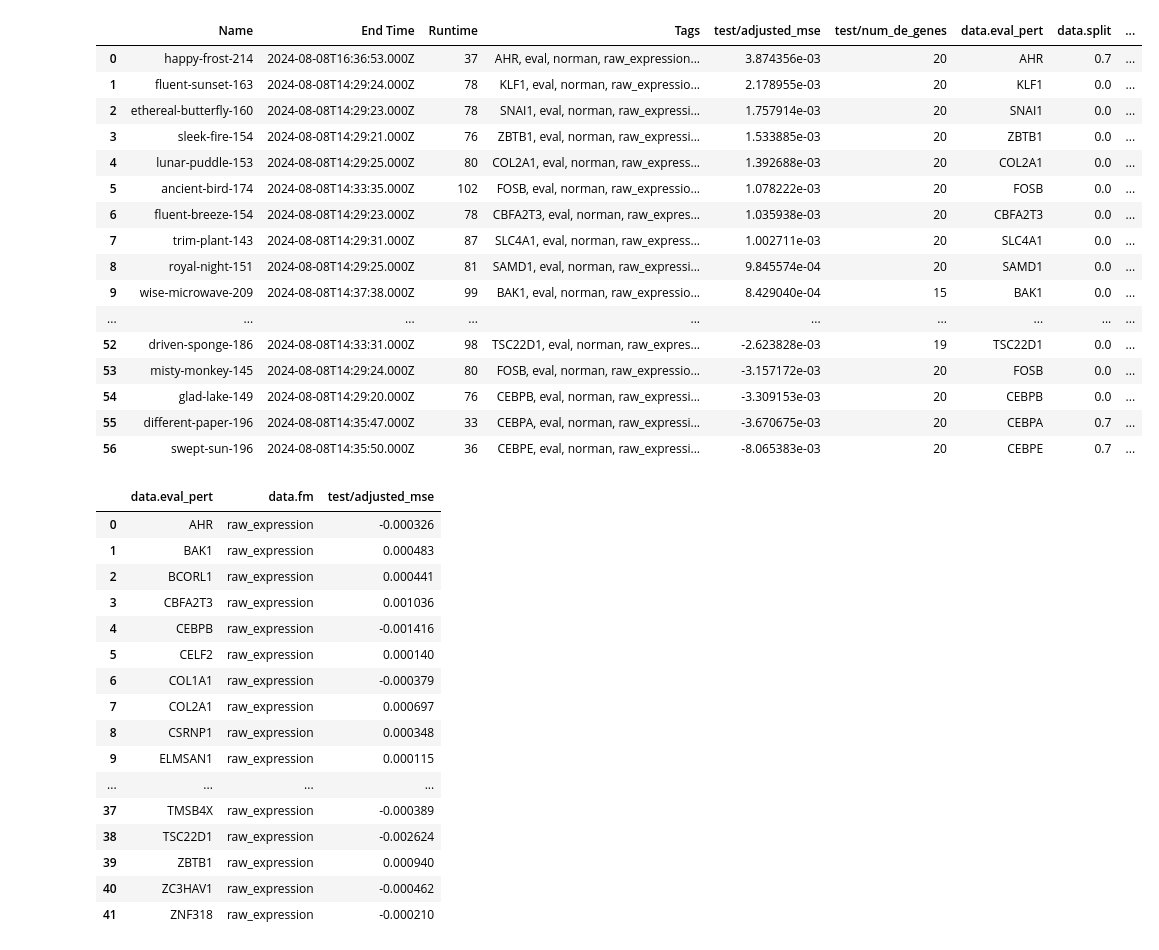
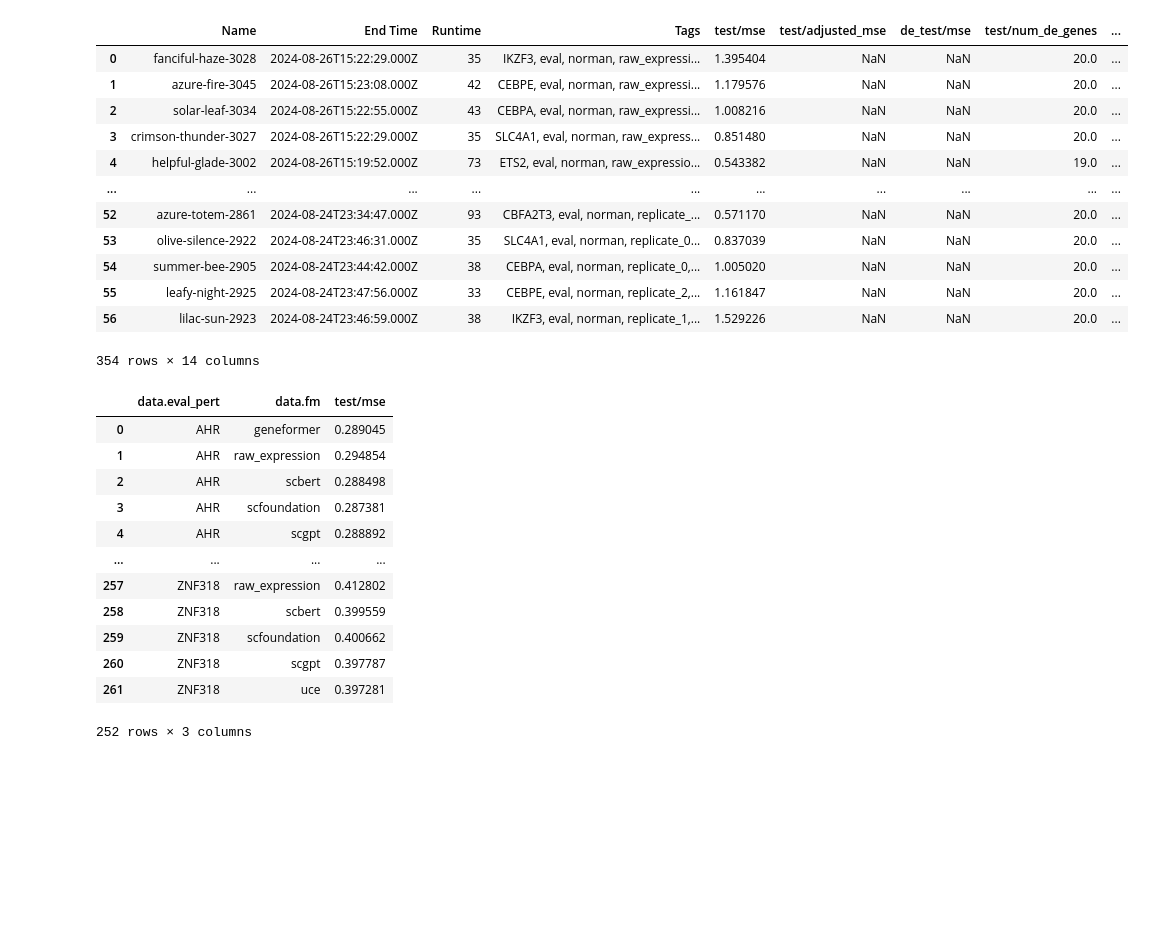
Before and after one commit to aaronwtr/PertEval, a Jupyter notebook: notebooks/plots/individual_perturbation_results.ipynb, the cells around one changed output. Cells and saved outputs as stored; diff of their text form; code cells hidden in the pictures; blank space fills up the shorter version.

```diff
--- a/notebooks/plots/individual_perturbation_results.ipynb
+++ b/notebooks/plots/individual_perturbation_results.ipynb
@@ -8,47 +10,46 @@ import os
 # %%
-pert_level_data = pd.read_csv('pert_level_raw_expression.csv')
+pert_level_data_raw_exp = pd.read_csv('pert_level_raw_exp_non_adj.csv')
+pert_level_data_scf = pd.read_csv('pert_level_scfoundation_non_adj.csv')
+pert_level_data_scbert = pd.read_csv('pert_level_scbert_non_adj.csv')
+pert_level_data_uce = pd.read_csv('pert_level_uce_non_adj.csv')
+pert_level_data_scgpt = pd.read_csv('pert_level_scgpt_non_adj.csv')
+pert_level_data_gf = pd.read_csv('pert_level_gf_non_adj.csv')
+
+pert_level_data = pd.concat([pert_level_data_raw_exp, pert_level_data_scbert, pert_level_data_scgpt, pert_level_data_gf, pert_level_data_uce, pert_level_data_scf], axis=0)
 pert_level_data
 # %% [output]
-|  | Name | End Time | Runtime | Tags | test/adjusted_mse | test/num_de_genes | data.eval_pert | data.split | ... |
-| 0 | happy-frost-214 | 2024-08-08T16:36:53.000Z | 37 | AHR, eval, norman, raw_expression... | 3.874356e-03 | 20 | AHR | 0.7 | ... |
-| 1 | fluent-sunset-163 | 2024-08-08T14:29:24.000Z | 78 | KLF1, eval, norman, raw_expressio... | 2.178955e-03 | 20 | KLF1 | 0.0 | ... |
-| 2 | ethereal-butterfly-160 | 2024-08-08T14:29:23.000Z | 78 | SNAI1, eval, norman, raw_expressi... | 1.757914e-03 | 20 | SNAI1 | 0.0 | ... |
-| 3 | sleek-fire-154 | 2024-08-08T14:29:21.000Z | 76 | ZBTB1, eval, norman, raw_expressi... | 1.533885e-03 | 20 | ZBTB1 | 0.0 | ... |
-| 4 | lunar-puddle-153 | 2024-08-08T14:29:25.000Z | 80 | COL2A1, eval, norman, raw_express... | 1.392688e-03 | 20 | COL2A1 | 0.0 | ... |
-| 5 | ancient-bird-174 | 2024-08-08T14:33:35.000Z | 102 | FOSB, eval, norman, raw_expressio... | 1.078222e-03 | 20 | FOSB | 0.0 | ... |
-| 6 | fluent-breeze-154 | 2024-08-08T14:29:23.000Z | 78 | CBFA2T3, eval, norman, raw_expres... | 1.035938e-03 | 20 | CBFA2T3 | 0.0 | ... |
-| 7 | trim-plant-143 | 2024-08-08T14:29:31.000Z | 87 | SLC4A1, eval, norman, raw_express... | 1.002711e-03 | 20 | SLC4A1 | 0.0 | ... |
-| 8 | royal-night-151 | 2024-08-08T14:29:25.000Z | 81 | SAMD1, eval, norman, raw_expressi... | 9.845574e-04 | 20 | SAMD1 | 0.0 | ... |
-| 9 | wise-microwave-209 | 2024-08-08T14:37:38.000Z | 99 | BAK1, eval, norman, raw_expressio... | 8.429040e-04 | 15 | BAK1 | 0.0 | ... |
+|  | Name | End Time | Runtime | Tags | test/mse | test/adjusted_mse | de_test/mse | test/num_de_genes | ... |
+| 0 | fanciful-haze-3028 | 2024-08-26T15:22:29.000Z | 35 | IKZF3, eval, norman, raw_expressi... | 1.395404 | NaN | NaN | 20.0 | ... |
+| 1 | azure-fire-3045 | 2024-08-26T15:23:08.000Z | 42 | CEBPE, eval, norman, raw_expressi... | 1.179576 | NaN | NaN | 20.0 | ... |
+| 2 | solar-leaf-3034 | 2024-08-26T15:22:55.000Z | 43 | CEBPA, eval, norman, raw_expressi... | 1.008216 | NaN | NaN | 20.0 | ... |
+| 3 | crimson-thunder-3027 | 2024-08-26T15:22:29.000Z | 35 | SLC4A1, eval, norman, raw_express... | 0.851480 | NaN | NaN | 20.0 | ... |
+| 4 | helpful-glade-3002 | 2024-08-26T15:19:52.000Z | 73 | ETS2, eval, norman, raw_expressio... | 0.543382 | NaN | NaN | 19.0 | ... |
 | ... | ... | ... | ... | ... | ... | ... | ... | ... | ... |
-| 52 | driven-sponge-186 | 2024-08-08T14:33:31.000Z | 98 | TSC22D1, eval, norman, raw_expres... | -2.623828e-03 | 19 | TSC22D1 | 0.0 | ... |
-| 53 | misty-monkey-145 | 2024-08-08T14:29:24.000Z | 80 | FOSB, eval, norman, raw_expressio... | -3.157172e-03 | 20 | FOSB | 0.0 | ... |
-| 54 | glad-lake-149 | 2024-08-08T14:29:20.000Z | 76 | CEBPB, eval, norman, raw_expressi... | -3.309153e-03 | 20 | CEBPB | 0.0 | ... |
-| 55 | different-paper-196 | 2024-08-08T14:35:47.000Z | 33 | CEBPA, eval, norman, raw_expressi... | -3.670675e-03 | 20 | CEBPA | 0.7 | ... |
-| 56 | swept-sun-196 | 2024-08-08T14:35:50.000Z | 36 | CEBPE, eval, norman, raw_expressi... | -8.065383e-03 | 20 | CEBPE | 0.7 | ... |
+| 52 | azure-totem-2861 | 2024-08-24T23:34:47.000Z | 93 | CBFA2T3, eval, norman, replicate_... | 0.571170 | NaN | NaN | 20.0 | ... |
+| 53 | olive-silence-2922 | 2024-08-24T23:46:31.000Z | 35 | SLC4A1, eval, norman, replicate_0... | 0.837039 | NaN | NaN | 20.0 | ... |
+| 54 | summer-bee-2905 | 2024-08-24T23:44:42.000Z | 38 | CEBPA, eval, norman, replicate_0,... | 1.005020 | NaN | NaN | 20.0 | ... |
+| 55 | leafy-night-2925 | 2024-08-24T23:47:56.000Z | 33 | CEBPE, eval, norman, replicate_2,... | 1.161847 | NaN | NaN | 20.0 | ... |
+| 56 | lilac-sun-2923 | 2024-08-24T23:46:59.000Z | 38 | IKZF3, eval, norman, replicate_1,... | 1.529226 | NaN | NaN | 20.0 | ... |
+354 rows × 14 columns
 # %%
 # split the pert_level_data based on the data.split column into two separate dataframes, one for 0.0 and another for 0.7
 pert_level_data_0 = pert_level_data[pert_level_data['data.split'] == 0.0]
 pert_level_data_7 = pert_level_data[pert_level_data['data.split'] == 0.7]
-pert_level_data_0_grouped = pert_level_data_0.groupby(['data.eval_pert', 'data.fm'])['test/adjusted_mse'].mean().reset_index()
-pert_level_data_7_grouped = pert_level_data_7.groupby(['data.eval_pert', 'data.fm'])['test/adjusted_mse'].mean().reset_index()
+pert_level_data_0_grouped = pert_level_data_0.groupby(['data.eval_pert', 'data.fm'])['test/mse'].mean().reset_index().dropna()
+pert_level_data_7_grouped = pert_level_data_7.groupby(['data.eval_pert', 'data.fm'])['test/mse'].mean().reset_index()
 pert_level_data_0_grouped
 # %% [output]
-|  | data.eval_pert | data.fm | test/adjusted_mse |
-| 0 | AHR | raw_expression | -0.000326 |
-| 1 | BAK1 | raw_expression | 0.000483 |
-| 2 | BCORL1 | raw_expression | 0.000441 |
-| 3 | CBFA2T3 | raw_expression | 0.001036 |
-| 4 | CEBPB | raw_expression | -0.001416 |
-| 5 | CELF2 | raw_expression | 0.000140 |
-| 6 | COL1A1 | raw_expression | -0.000379 |
-| 7 | COL2A1 | raw_expression | 0.000697 |
-| 8 | CSRNP1 | raw_expression | 0.000348 |
-| 9 | ELMSAN1 | raw_expression | 0.000115 |
+|  | data.eval_pert | data.fm | test/mse |
+| 0 | AHR | geneformer | 0.289045 |
+| 1 | AHR | raw_expression | 0.294854 |
+| 2 | AHR | scbert | 0.288498 |
+| 3 | AHR | scfoundation | 0.287381 |
+| 4 | AHR | scgpt | 0.288892 |
 | ... | ... | ... | ... |
-| 37 | TMSB4X | raw_expression | -0.000389 |
-| 38 | TSC22D1 | raw_expression | -0.002624 |
-| 39 | ZBTB1 | raw_expression | 0.000940 |
-| 40 | ZC3HAV1 | raw_expression | -0.000462 |
-| 41 | ZNF318 | raw_expression | -0.000210 |
+| 257 | ZNF318 | raw_expression | 0.412802 |
+| 258 | ZNF318 | scbert | 0.399559 |
+| 259 | ZNF318 | scfoundation | 0.400662 |
+| 260 | ZNF318 | scgpt | 0.397787 |
+| 261 | ZNF318 | uce | 0.397281 |
+252 rows × 3 columns
 # %%
```
Also changed, not shown: parts of 8 cells of this notebook, 5 other files.
